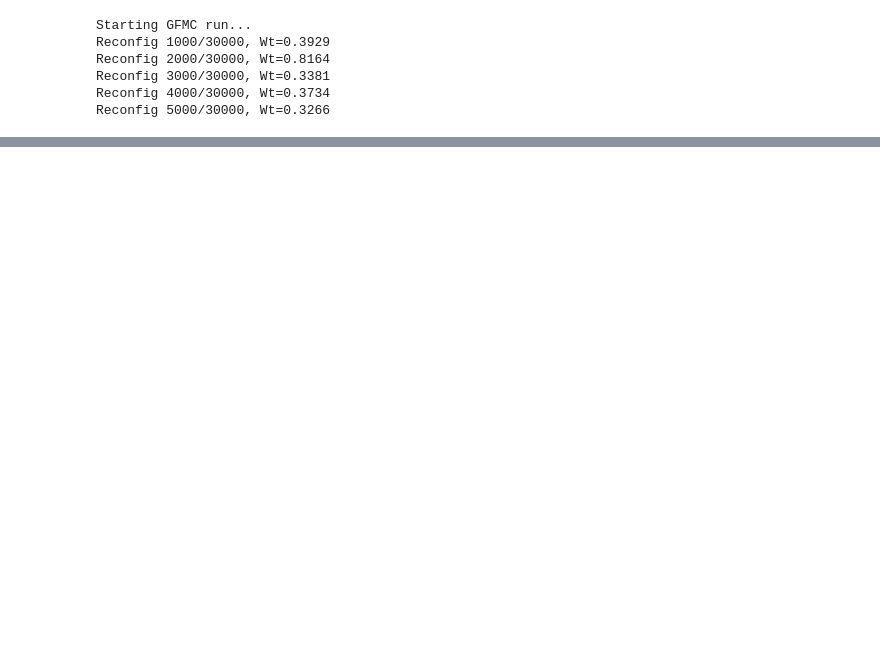
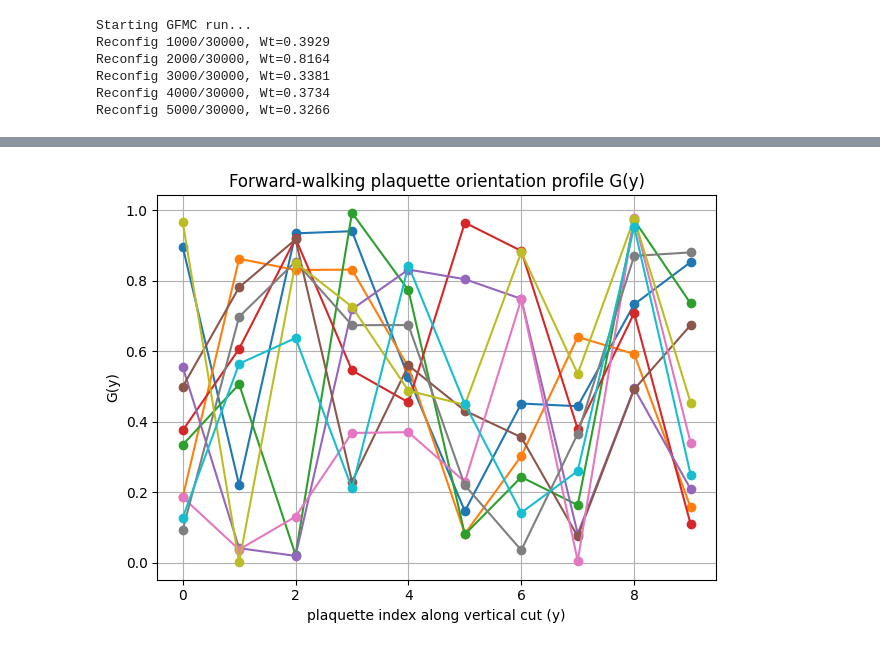
Before and after one commit to speedcoder107/Dimer_model, a Jupyter notebook: dimer.ipynb, the cells around one changed output, grey strips where cells are left out. Saved outputs shown, nothing was run; the diff lists cells and outputs as text; code cells hidden in the pictures; blank space fills up the shorter version.

```diff
--- a/dimer.ipynb
+++ b/dimer.ipynb
@@ -430,0 +1563,20 @@ Reconfig 5000/30000, Wt=0.3266
+# %%
+import numpy as np
+import matplotlib.pyplot as plt
+
+plt.figure()
+
+for i in range(10):
+    y_sites = np.arange(10)
+    G_profile = np.random.rand(10)
+    plt.plot(y_sites, G_profile, marker="o")
+
+plt.xlabel("plaquette index along vertical cut (y)")
+plt.ylabel("G(y)")
+plt.title("Forward-walking plaquette orientation profile G(y)")
+plt.grid(True)
+plt.tight_layout()
+# plt.savefig("forward_walking_profile.png", dpi=300)
+# plt.close()
+# %% [output]
+[figure, added]
```
Also changed, not shown: parts of 4 cells of this notebook, 2 other files.
